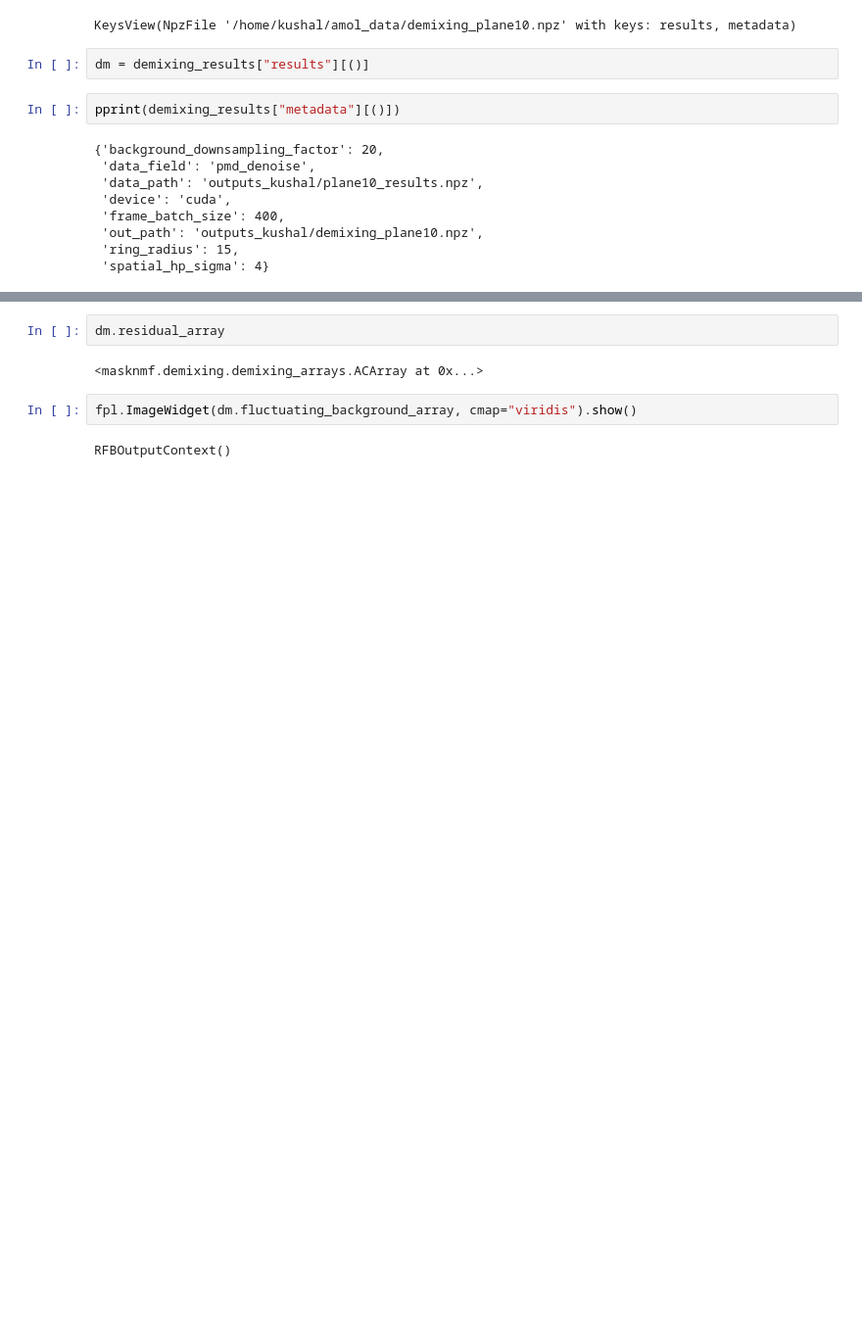
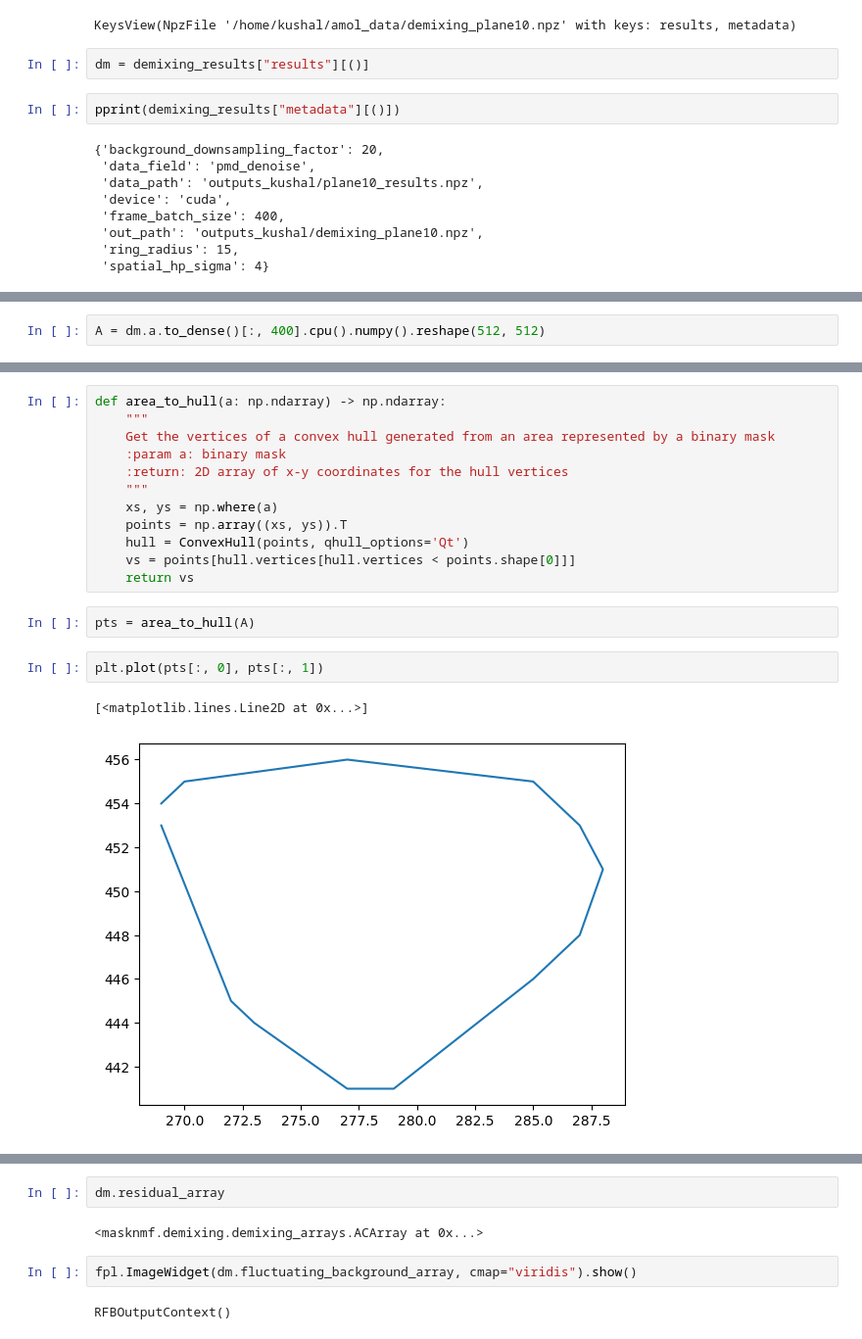
Before and after one commit to kushalkolar/epic-neuro-viz, a Jupyter notebook: demixing_visualization.ipynb, the cells around one changed output, grey strips where cells are left out. Shown: that part at 98% size. Saved outputs shown, nothing was run; the diff lists cells and outputs as text; blank space fills up the shorter version.

```diff
--- a/demixing_visualization.ipynb
+++ b/demixing_visualization.ipynb
@@ -54,0 +61,2 @@ NameError: name 'de' is not defined
+# %%
+A = dm.a.to_dense()[:, 400].cpu().numpy().reshape(512, 512)
@@ -54,0 +153,19 @@ NameError: name 'de' is not defined
+# %%
+def area_to_hull(a: np.ndarray) -> np.ndarray:
+    """
+    Get the vertices of a convex hull generated from an area represented by a binary mask
+    :param a: binary mask
+    :return: 2D array of x-y coordinates for the hull vertices
+    """
+    xs, ys = np.where(a)
+    points = np.array((xs, ys)).T
+    hull = ConvexHull(points, qhull_options='Qt')
+    vs = points[hull.vertices[hull.vertices < points.shape[0]]]
+    return vs
+# %%
+pts = area_to_hull(A)
+# %%
+plt.plot(pts[:, 0], pts[:, 1])
+# %% [output]
+[<matplotlib.lines.Line2D at 0x...>]
+[figure, added]
```
Also changed, not shown: parts of 25 cells of this notebook, 1 other file.
